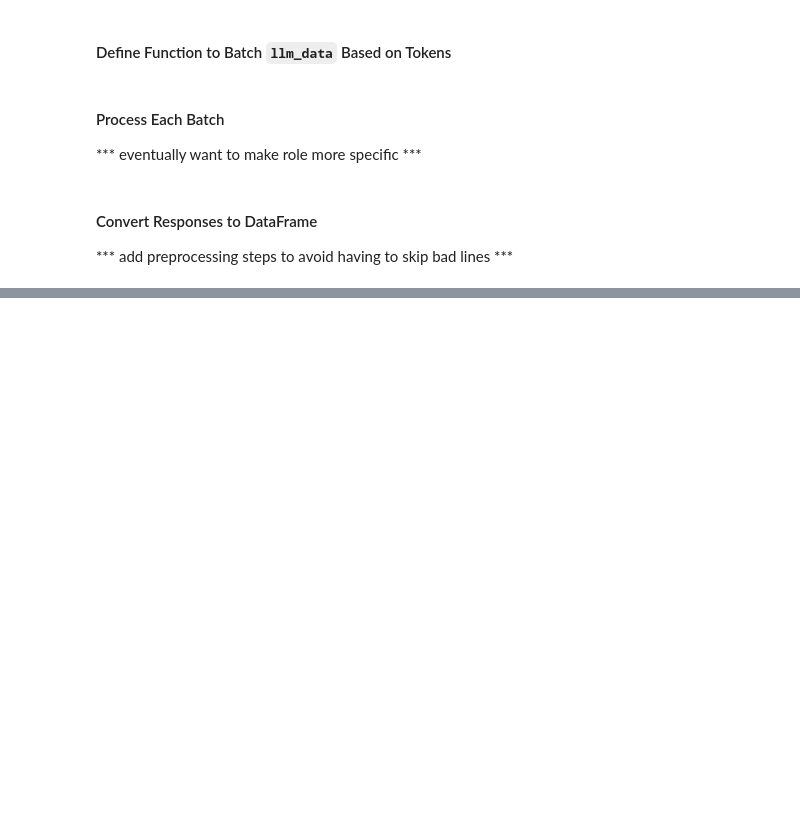
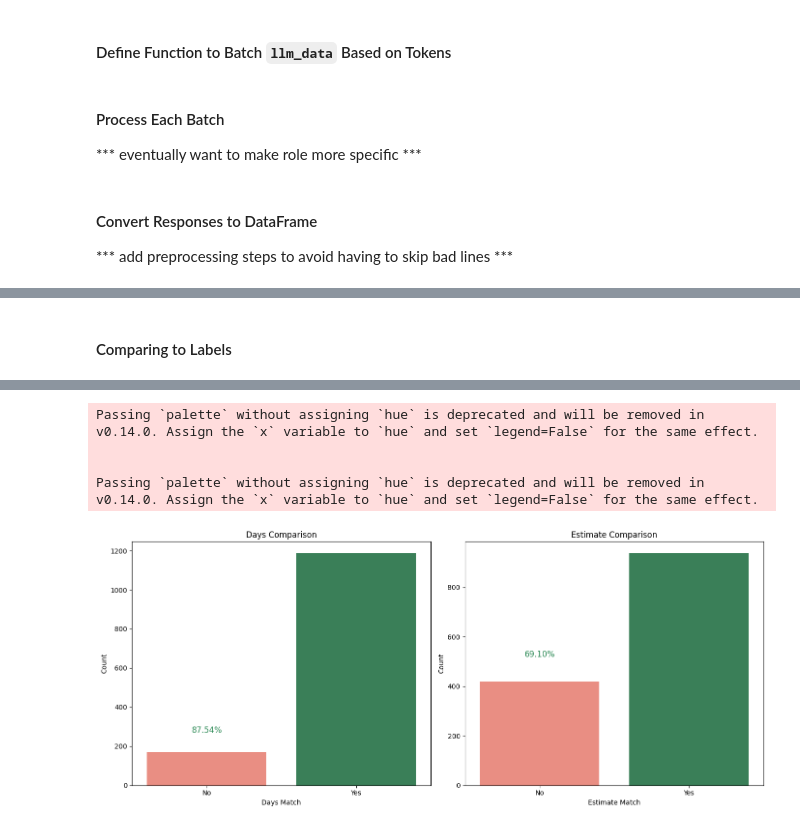
Before and after one commit to Adam-C-Blake/LLM-Data-Cleansing, a Jupyter notebook: llm_data_cleansing.ipynb, the cells around one changed output, grey strips where cells are left out. Cells and saved outputs as stored; diff of their text form; code cells hidden in the pictures; blank space fills up the shorter version.

```diff
--- a/llm_data_cleansing.ipynb
+++ b/llm_data_cleansing.ipynb
@@ -225,0 +261,73 @@ Line 415: 30 MINS - 1 HOU,1,1
+# %% [markdown]
+#### Comparing to Labels
+# %%
+import pandas as pd
+import matplotlib.pyplot as plt
+import seaborn as sns
+
+# Ensure that raw_df and df_results have been previously defined and contain the necessary columns
+# raw_df should have 'DAYS' and 'ESTIMATE' columns
+# df_results should have 'days' and 'is_estimate' columns
+
+# 1. Verify Row Counts
+if len(raw_df) != len(df_results):
+    raise ValueError(f"Row count mismatch: raw_df has {len(raw_df)} rows, df_results has {len(df_results)} rows.")
+
+# 2. Reset Index to Ensure Alignment
+raw_df = raw_df.reset_index(drop=True)
+df_results = df_results.reset_index(drop=True)
+
+# 3. Check if 'DAYS' and 'ESTIMATE' Columns Exist in raw_df
+required_columns = ['DAYS', 'ESTIMATE']
+missing_columns = [col for col in required_columns if col not in raw_df.columns]
+if missing_columns:
+    raise KeyError(f"The following required columns are missing in raw_df: {missing_columns}")
+
+# 4. Add Original Columns to df_results for Comparison
+df_results['DAYS_original'] = raw_df['DAYS']
+df_results['ESTIMATE_original'] = raw_df['ESTIMATE']
+
+# 5. Compare 'days' with 'DAYS_original'
+df_results['days_match'] = df_results['days'] == df_results['DAYS_original']
+days_accuracy = df_results['days_match'].mean() * 100
+print(f"Days Accuracy: {days_accuracy:.2f}% ({df_results['days_match'].sum()} out of {len(df_results)} correct)")
+
+# 6. Compare 'is_estimate' with 'ESTIMATE_original'
+df_results['estimate_match'] = df_results['is_estimate'] == df_results['ESTIMATE_original']
+estimate_accuracy = df_results['estimate_match'].mean() * 100
+print(f"Estimate Accuracy: {estimate_accuracy:.2f}% ({df_results['estimate_match'].sum()} out of {len(df_results)} correct)")
+
+# 7. Display Sample Mismatches for 'days'
+days_mismatches = df_results[df_results['days_match'] == False]
+print("\nSample Days Mismatches:")
+print(days_mismatches[['duration', 'days', 'DAYS_original']].head(10))
+
+# 8. Display Sample Mismatches for 'is_estimate'
+estimate_mismatches = df_results[df_results['estimate_match'] == False]
+print("\nSample Estimate Mismatches:")
+print(estimate_mismatches[['duration', 'is_estimate', 'ESTIMATE_original']].head(10))
+
+# 9. Visualize the Comparison Results
+plt.figure(figsize=(14, 6))
+
+# Subplot for Days Comparison
+plt.subplot(1, 2, 1)
+sns.countplot(x='days_match', data=df_results, palette=['salmon', 'seagreen'])
+plt.title('Days Comparison')
+plt.xlabel('Days Match')
+plt.ylabel('Count')
+plt.xticks([0, 1], ['No', 'Yes'])
+plt.text(-0.1, df_results['days_match'].value_counts()[1] + 100, f"{days_accuracy:.2f}%", fontsize=12, color='seagreen')
+
+# Subplot for Estimate Comparison
+plt.subplot(1, 2, 2)
+sns.countplot(x='estimate_match', data=df_results, palette=['salmon', 'seagreen'])
+plt.title('Estimate Comparison')
+plt.xlabel('Estimate Match')
+plt.ylabel('Count')
+plt.xticks([0, 1], ['No', 'Yes'])
+plt.text(-0.1, df_results['estimate_match'].value_counts()[1] + 100, f"{estimate_accuracy:.2f}%", fontsize=12, color='seagreen')
+
+plt.tight_layout()
+plt.show()
+# %% [output]
@@ -225,0 +351,5 @@ Line 415: 30 MINS - 1 HOU,1,1
+Passing `palette` without assigning `hue` is deprecated and will be removed in v0.14.0. Assign the `x` variable to `hue` and set `legend=False` for the same effect.
+
+
+Passing `palette` without assigning `hue` is deprecated and will be removed in v0.14.0. Assign the `x` variable to `hue` and set `legend=False` for the same effect.
+[figure, added]
```
Also changed, not shown: parts of 13 cells of this notebook.
